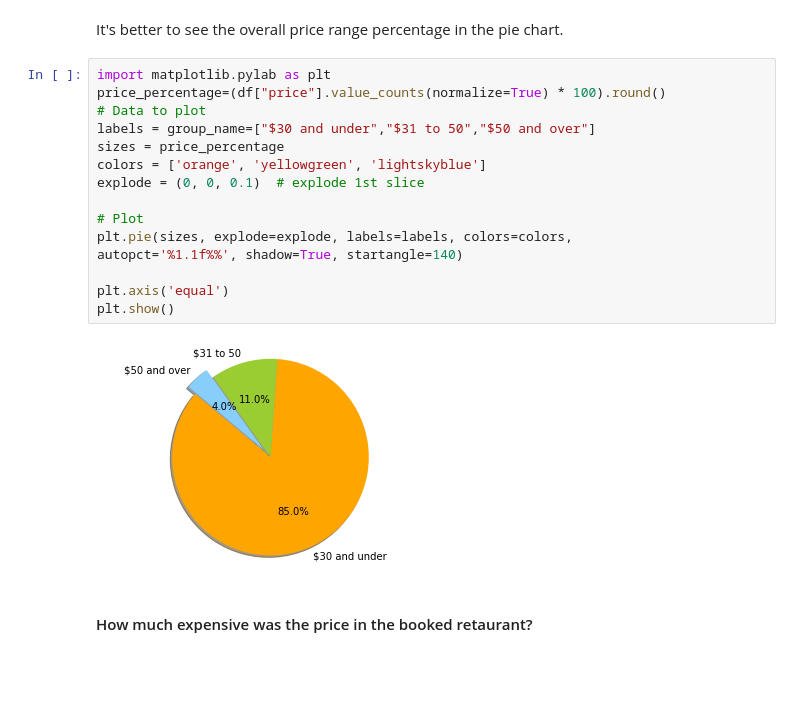
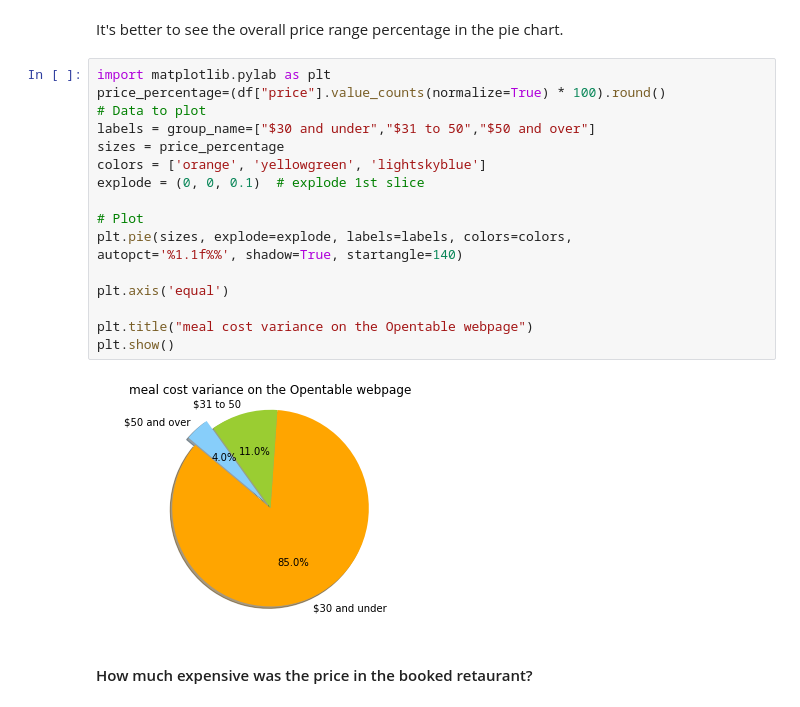
Before and after one commit to madeleine68/opentable, a Jupyter notebook: opentable_analysis.ipynb, the cells around one changed output. Saved outputs shown, nothing was run; the diff lists cells and outputs as text; blank space fills up the shorter version.

```diff
--- a/opentable_analysis.ipynb
+++ b/opentable_analysis.ipynb
@@ -329,20 +304,22 @@ It's better to see the overall price range percentage in the pie chart.
 # %%
 import matplotlib.pylab as plt
 price_percentage=(df["price"].value_counts(normalize=True) * 100).round()
 # Data to plot
 labels = group_name=["$30 and under","$31 to 50","$50 and over"]
 sizes = price_percentage
 colors = ['orange', 'yellowgreen', 'lightskyblue']
 explode = (0, 0, 0.1)  # explode 1st slice
 
 # Plot
 plt.pie(sizes, explode=explode, labels=labels, colors=colors,
 autopct='%1.1f%%', shadow=True, startangle=140)
 
 plt.axis('equal')
+
+plt.title("meal cost variance on the Opentable webpage")
 plt.show()
 # %% [output]
-[figure, old version]
+[figure, new version]
 # %% [markdown]
 #### How much expensive was the price in the booked retaurant?
 # %%
```
Also changed, not shown: parts of 29 cells of this notebook, 16 other files.
